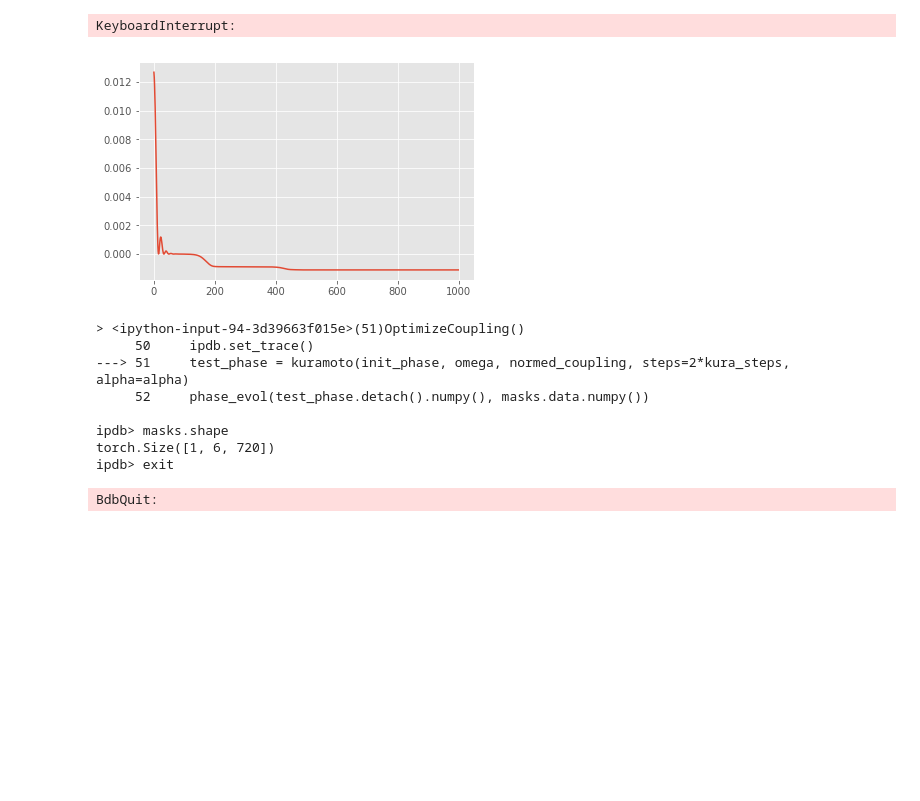
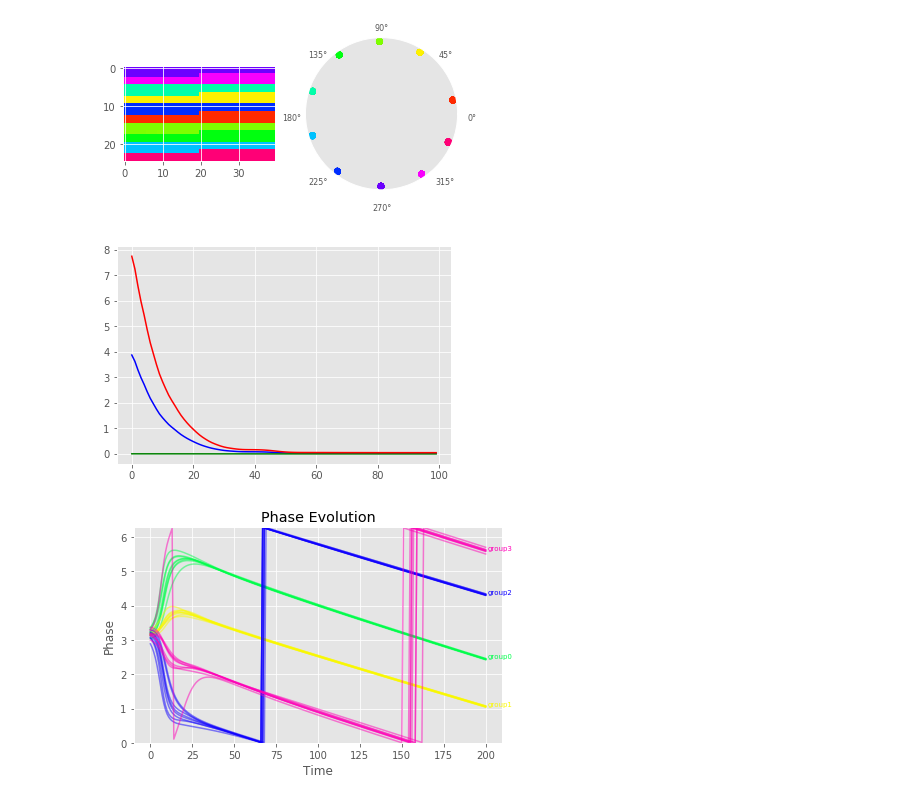
Before and after one commit to serre-lab/synchrony, a Jupyter notebook: notebooks/OptimizeCoupling.ipynb, the cells around one changed output. Drawn from its saved outputs; the diff is of its cells as text; code cells hidden in the pictures; blank space fills up the shorter version.

```diff
--- a/notebooks/OptimizeCoupling.ipynb
+++ b/notebooks/OptimizeCoupling.ipynb
@@ -240,9 +313,13 @@ def OptimizePhase(phases, masks, LossFunc, iterations=1000, lr=0.01, eps=1e-5):
     opt = torch.optim.Adam([phase,], lr=lr)
     phase = phase.unsqueeze(0)
     lh = []
+    dh = []
+    sh = []
     for t in range(iterations):
         opt.zero_grad()
-        loss = LossFunc(phase, masks, eps=eps)
+        loss, s, d = LossFunc(phase, masks)
+        sh.append(s.detach().numpy())
+        dh.append(d.detach().numpy())
         lh.append(loss.detach().numpy())
         loss.backward()
         opt.step()
@@ -263,7 +340,9 @@ def OptimizePhase(phases, masks, LossFunc, iterations=1000, lr=0.01, eps=1e-5):
     ax2.grid(False)
     ax2.set_yticks([])
     ax2.set_ylim(0, 1.05)
-    return lh
+    plt.show()
+    plt.close()
+    return lh, sh, dh
 
 def OptimizeCoupling(phases, masks, LossFunc, iterations=100,
                      lr=0.1, kura_steps=50, burn_in_prop=.5,alpha=.1, normalized=False):
@@ -278,13 +357,13 @@ def OptimizeCoupling(phases, masks, LossFunc, iterations=100,
     for t in range(iterations):
         normed_coupling = coupling if not normalized else 5*normalize(coupling)
         init_phase = torch.tensor(phase_list).float().unsqueeze(0)
+        omega = torch.zeros_like(init_phase)
         opt.zero_grad()
-        phase = kuramoto(init_phase, normed_coupling, steps=kura_steps,alpha=alpha)
+        phase = kuramoto(init_phase, omega, normed_coupling, steps=kura_steps,alpha=alpha)
         loss = LossFunc(phase, masks, burn_in_prop=burn_in_prop)
         lh.append(loss.detach().numpy())
         loss.backward()
         opt.step()
-    ipdb.set_trace()
     test_phase = kuramoto(init_phase, omega, normed_coupling, steps=2*kura_steps, alpha=alpha)
     phase_evol(test_phase.detach().numpy(), masks.data.numpy())
 
@@ -342,39 +421,29 @@ for i, g in enumerate(groups):
 
 masks = torch.tensor(groups).unsqueeze(0).float()
 osci_num = len(phase_list)
-# %%
-# Make Cohn loss constant
-np.random.seed(0)
-torch.random.seed(0)
-eps=1e-12
-splay_phases = torch.linspace(0, 2*np.pi, num_groups+1)[:-1]
-phase_diffs = splay_phases.unsqueeze(1) - splay_phases.unsqueeze(0)
-c_min = ((-1*torch.log(torch.abs(2*torch.sin(.5*(phase_diffs))) + eps))).sum((0,1)) / (num_groups)**2
-
-lh = OptimizePhase(phase_list, masks,cohn_loss,iterations=3000, lr=.1, eps=eps)
-# %% [output]
-KeyboardInterrupt:
-# %%
-plt.plot(lh)
-plt.show()
-plt.close()
-# %% [output]
-[figure, removed]
+# %%
+np.random.seed(1)
+torch.manual_seed(1)
+
+LossFunc = circular_moments
+lh, sh, dh = OptimizePhase(phase_list, masks, LossFunc,iterations=100, lr=.1)
+
+plt.plot(lh, color='b')
+plt.plot(sh, color='g')
+plt.plot(dh, color='r')
+plt.show()
+plt.close()
+# %% [output]
+[figure, added]
+[figure, added]
 # %%
 np.random.seed(0)
 torch.manual_seed(0)
-lh, coupling, init_coupling = OptimizeCoupling(osci_num, masks, cohn_loss, lr =.05, iterations=1,
+LossFunc = circular_moments_batch
+lh, coupling, init_coupling = OptimizeCoupling(osci_num, masks, LossFunc, lr = 1e-1, iterations=200,
                  kura_steps=100, burn_in_prop=0.0, alpha=.1, normalized=False)
 # %% [output]
-> <ipython-input-94-3d39663f015e>(51)OptimizeCoupling()
-     50     ipdb.set_trace()
----> 51     test_phase = kuramoto(init_phase, omega, normed_coupling, steps=2*kura_steps, alpha=alpha)
-     52     phase_evol(test_phase.detach().numpy(), masks.data.numpy())
-
-ipdb> masks.shape
-torch.Size([1, 6, 720])
-ipdb> exit
-BdbQuit:
+[figure, added]
 # %%
 np.random.seed(0)
 torch.manual_seed(0)
```
Also changed, not shown: parts of 18 cells of this notebook, 2 other files.
